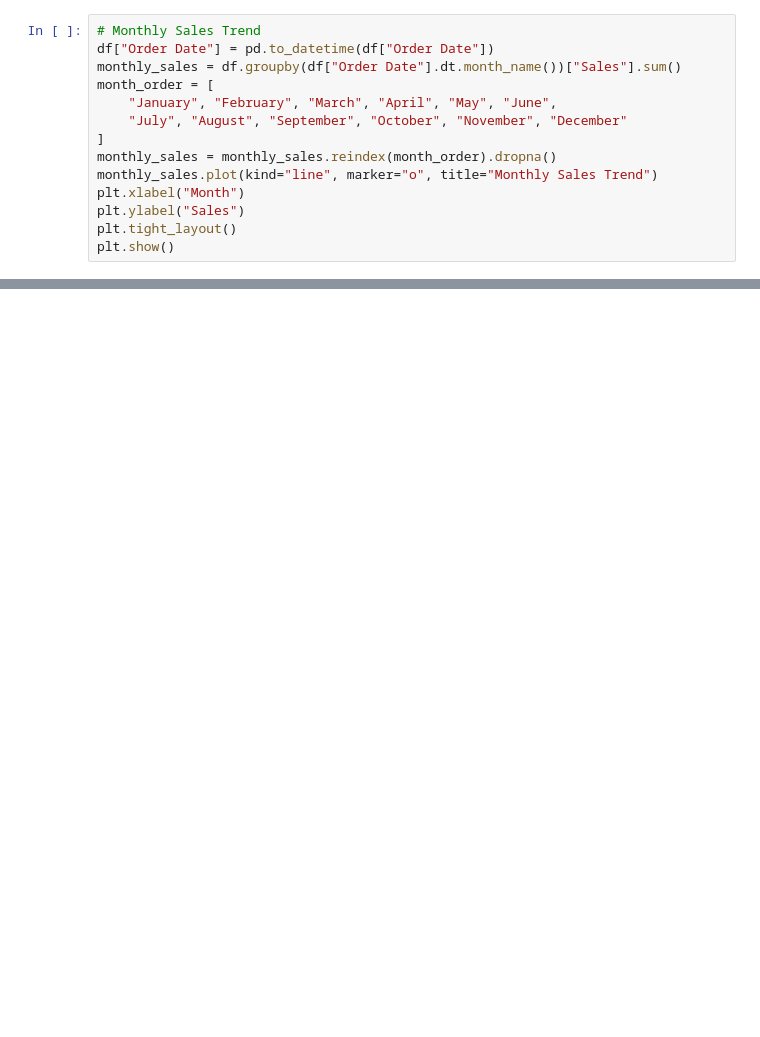
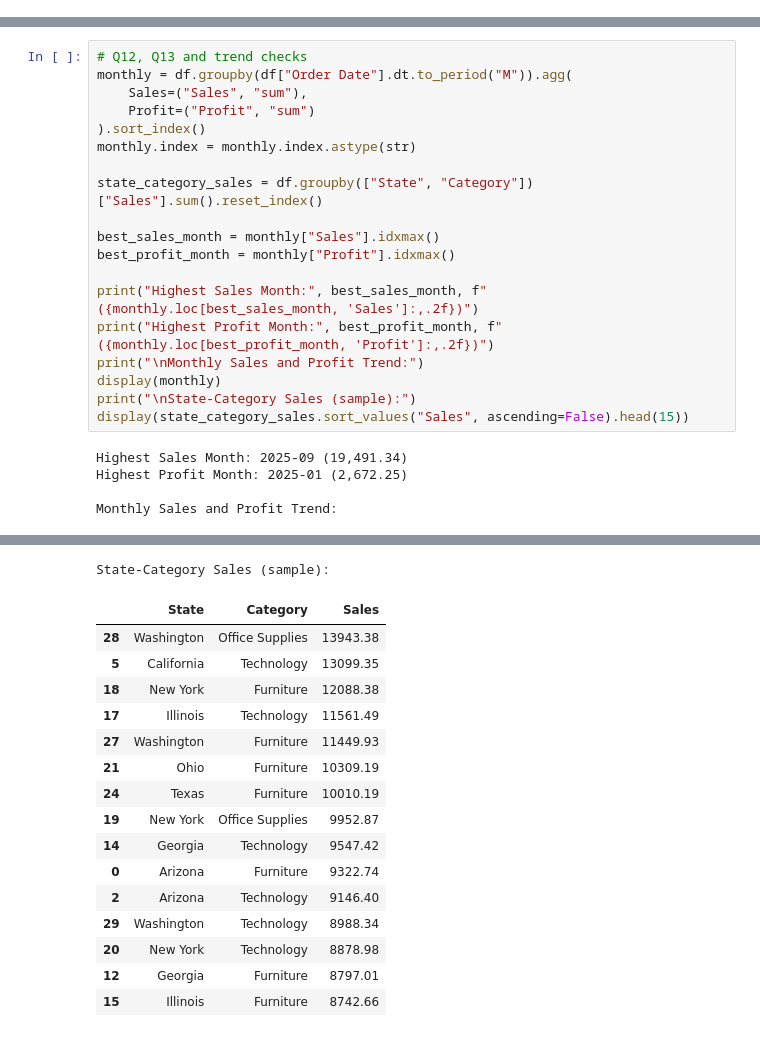
Before and after one commit to AshishCherian15/Amazon-Sales-Analysis, a Jupyter notebook: Amazon_Sales_Analysis.ipynb, the cells around one changed output, grey strips where cells are left out. Saved outputs shown, nothing was run; the diff lists cells and outputs as text; blank space fills up the shorter version.

```diff
--- a/Amazon_Sales_Analysis.ipynb
+++ b/Amazon_Sales_Analysis.ipynb
@@ -38,14 +28,0 @@ plt.show()
-# %%
-# Monthly Sales Trend
-df["Order Date"] = pd.to_datetime(df["Order Date"])
-monthly_sales = df.groupby(df["Order Date"].dt.month_name())["Sales"].sum()
-month_order = [
-    "January", "February", "March", "April", "May", "June",
-    "July", "August", "September", "October", "November", "December"
-]
-monthly_sales = monthly_sales.reindex(month_order).dropna()
-monthly_sales.plot(kind="line", marker="o", title="Monthly Sales Trend")
-plt.xlabel("Month")
-plt.ylabel("Sales")
-plt.tight_layout()
-plt.show()
@@ -58,0 +186,24 @@ plt.show()
+# %%
+# Q12, Q13 and trend checks
+monthly = df.groupby(df["Order Date"].dt.to_period("M")).agg(
+    Sales=("Sales", "sum"),
+    Profit=("Profit", "sum")
+).sort_index()
+monthly.index = monthly.index.astype(str)
+
+state_category_sales = df.groupby(["State", "Category"])["Sales"].sum().reset_index()
+
+best_sales_month = monthly["Sales"].idxmax()
+best_profit_month = monthly["Profit"].idxmax()
+
+print("Highest Sales Month:", best_sales_month, f"({monthly.loc[best_sales_month, 'Sales']:,.2f})")
+print("Highest Profit Month:", best_profit_month, f"({monthly.loc[best_profit_month, 'Profit']:,.2f})")
+print("\nMonthly Sales and Profit Trend:")
+display(monthly)
+print("\nState-Category Sales (sample):")
+display(state_category_sales.sort_values("Sales", ascending=False).head(15))
+# %% [output]
+Highest Sales Month: 2025-09 (19,491.34)
+Highest Profit Month: 2025-01 (2,672.25)
+
+Monthly Sales and Profit Trend:
@@ -58,0 +228,17 @@ plt.show()
+State-Category Sales (sample):
+|  | State | Category | Sales |
+| 28 | Washington | Office Supplies | 13943.38 |
+| 5 | California | Technology | 13099.35 |
+| 18 | New York | Furniture | 12088.38 |
+| 17 | Illinois | Technology | 11561.49 |
+| 27 | Washington | Furniture | 11449.93 |
+| 21 | Ohio | Furniture | 10309.19 |
+| 24 | Texas | Furniture | 10010.19 |
+| 19 | New York | Office Supplies | 9952.87 |
+| 14 | Georgia | Technology | 9547.42 |
+| 0 | Arizona | Furniture | 9322.74 |
+| 2 | Arizona | Technology | 9146.40 |
+| 29 | Washington | Technology | 8988.34 |
+| 20 | New York | Technology | 8878.98 |
+| 12 | Georgia | Furniture | 8797.01 |
+| 15 | Illinois | Furniture | 8742.66 |
```
Also changed, not shown: parts of 15 cells of this notebook, 1 other file.
